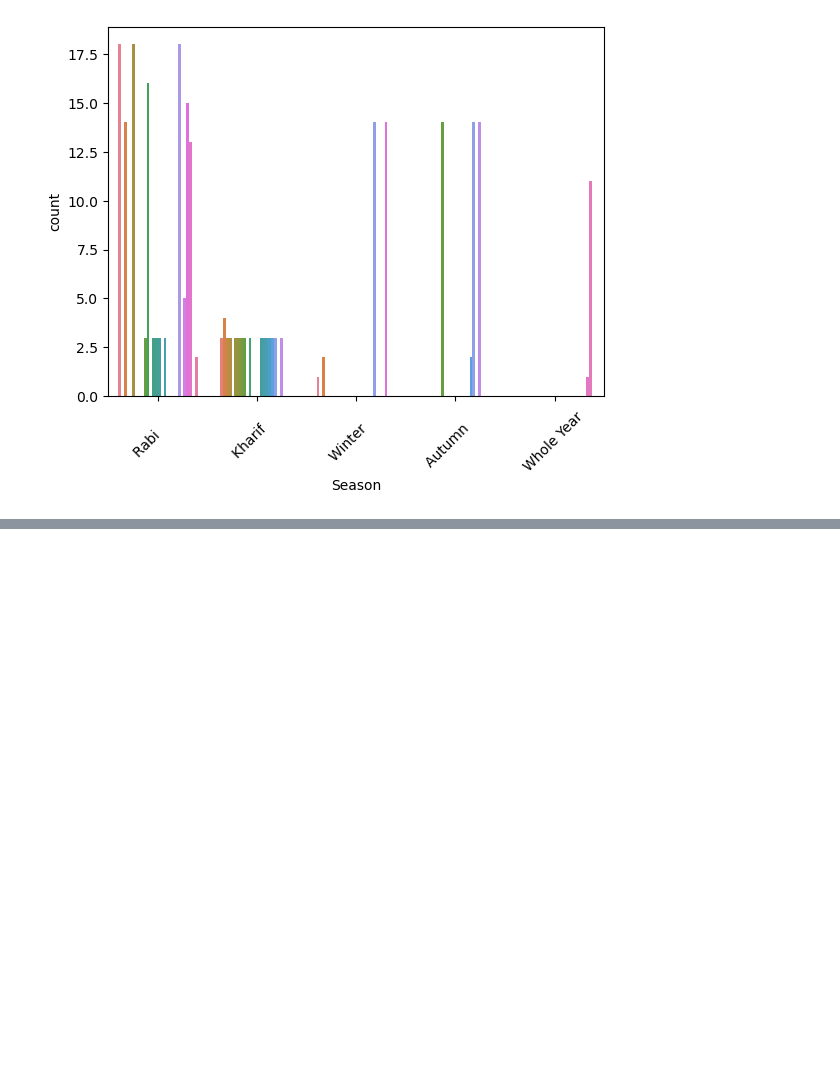
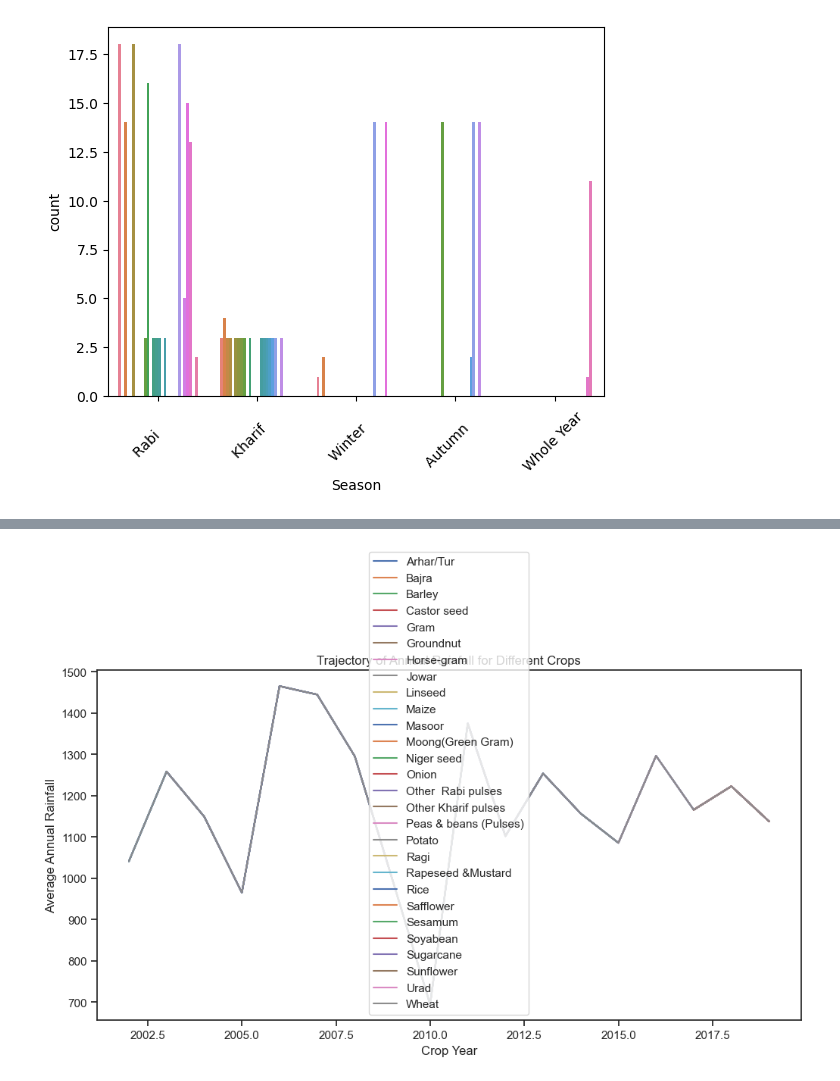
Before and after one commit to shubhamraj2604/AgriAid, a Jupyter notebook: Analysis/databystates.ipynb, the cells around one changed output, grey strips where cells are left out. Saved outputs shown, nothing was run; the diff lists cells and outputs as text; code cells hidden in the pictures; blank space fills up the shorter version.

```diff
--- a/Analysis/databystates.ipynb
+++ b/Analysis/databystates.ipynb
@@ -98,0 +131,21 @@ plt.show()
+# %%
+pivot = jharkhand_crops.pivot_table(
+    index='Crop_Year',
+    columns='Crop',
+    values='Annual_Rainfall',
+    aggfunc='mean'
+)
+# %%
+import matplotlib.pyplot as plt
+
+plt.figure(figsize=(12, 6))
+for crop in pivot.columns:
+    plt.plot(pivot.index, pivot[crop], label=crop)
+
+plt.title("Trajectory of Annual Rainfall for Different Crops")
+plt.xlabel("Crop Year")
+plt.ylabel("Average Annual Rainfall")
+plt.legend()
+plt.show()
+# %% [output]
+[figure, added]
```
Also changed, not shown: parts of 17 cells of this notebook, 4 other files.
